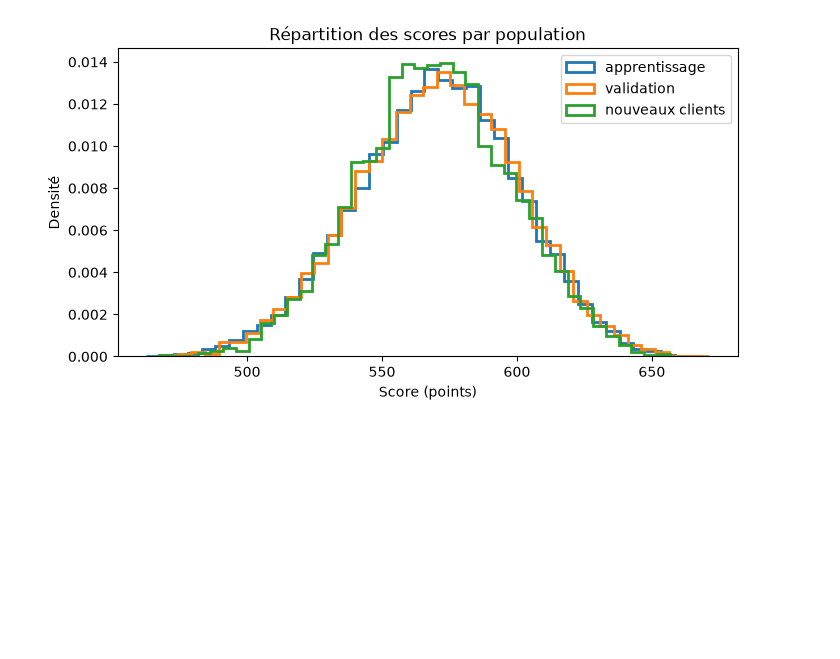
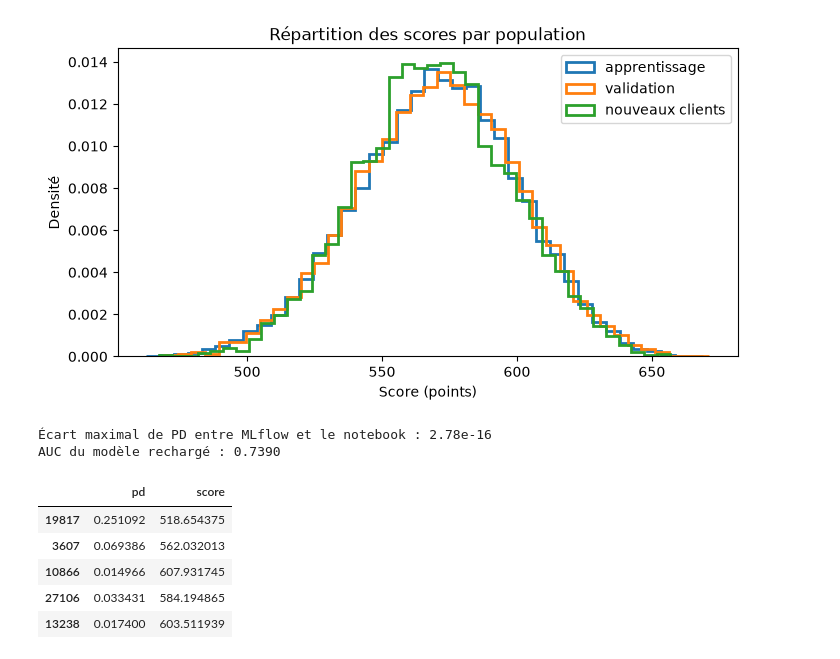
Before and after one commit to iliyass2003/Plateforme-de-donn-es-de-risque-de-cr-dit-conforme-BCBS-239, a Jupyter notebook: ds/notebooks/02_scorecard.ipynb, the cells around one changed output. Saved outputs shown, nothing was run; the diff lists cells and outputs as text; code cells hidden in the pictures; blank space fills up the shorter version.

Commit message:
DS-5 : calibration validée (V5-V8), scorecard enregistrée dans MLflow, alias production

```diff
--- a/ds/notebooks/02_scorecard.ipynb
+++ b/ds/notebooks/02_scorecard.ipynb
@@ -409,3 +409,40 @@ with mlflow.start_run(run_name="scorecard_v1"):
     })
     mlflow.log_artifacts(str(dossier))
     print("Run enregistrée :", mlflow.active_run().info.run_id)
+# %%
+import mlflow
+from mlflow import MlflowClient
+from sklearn.metrics import brier_score_loss
+
+from ecl.modele_pd import VARIABLES_CALCULEES, ScorecardPD
+
+DS = Path.cwd().parent
+mlflow.set_tracking_uri(f"sqlite:///{(DS / 'mlflow.db').as_posix()}")
+mlflow.set_experiment("pd_scorecard")
+
+ENTREES = [c for c in CANDIDATES if c not in VARIABLES_CALCULEES] + ["prix_bien"]
+ENTREES = list(dict.fromkeys(ENTREES))
+modele_pd = ScorecardPD(bp, modele_final.params, retenues, CANDIDATES, facteur, offset)
+
+with mlflow.start_run(run_name="scorecard_v1_production") as run:
+    mlflow.log_metrics({
+        "auc_validation": roc_auc_score(y_val, pd_val),
+        "v5_ecart_pd_moyenne_points": (pd_val.mean() - y_val.mean()) * 100,
+        "v6_ecart_max_decile_points": deciles["ecart_points"].abs().max(),
+        "v7_gain_brier": 1 - brier_score_loss(y_val, pd_val) / (y_val.mean() * (1 - y_val.mean())),
+        "v8_psi_validation": psi_score(scores["apprentissage"], scores["validation"])[0],
+        "v8_psi_nouveaux_clients": psi_score(scores["apprentissage"], scores["nouveaux clients"])[0],
+    })
+    mlflow.set_tag("decision_validation", "V1-V5, V7-V10 respectés ; V6 exception justifiée (décile 10, sens prudent)")
+    info = mlflow.pyfunc.log_model(
+        name="modele",
+        python_model=modele_pd,
+        code_paths=[str(DS / "ecl")],
+        input_example=clients.loc[X_val.index[:5], ENTREES],
+        registered_model_name="pd_scorecard",
+    )
+
+client = MlflowClient()
+version = info.registered_model_version
+client.set_registered_model_alias("pd_scorecard", "production", version)
+print(f"pd_scorecard version {version} enregistrée et étiquetée 'production'")
@@ -532,3 +575,20 @@ PSI apprentissage / nouveaux clients : 0.0095  ->  V8 respecté
 | (595.706, 608.113] | 10.001 | 9.517 | 0.000 |
 | (608.113, inf] | 10.001 | 8.801 | 0.002 |
 [figure]
+# %%
+charge = mlflow.pyfunc.load_model("models:/pd_scorecard@production")
+resultat = charge.predict(clients.loc[X_val.index, ENTREES])
+
+ecart = np.abs(resultat["pd"].to_numpy() - np.asarray(pd_val)).max()
+print(f"Écart maximal de PD entre MLflow et le notebook : {ecart:.2e}")
+print(f"AUC du modèle rechargé : {roc_auc_score(y_val, resultat['pd']):.4f}")
+resultat.head()
+# %% [output]
+Écart maximal de PD entre MLflow et le notebook : 2.78e-16
+AUC du modèle rechargé : 0.7390
+|  | pd | score |
+| 19817 | 0.251092 | 518.654375 |
+| 3607 | 0.069386 | 562.032013 |
+| 10866 | 0.014966 | 607.931745 |
+| 27106 | 0.033431 | 584.194865 |
+| 13238 | 0.017400 | 603.511939 |
```
Also changed, not shown: parts of 1 cell of this notebook, 1 other file.
